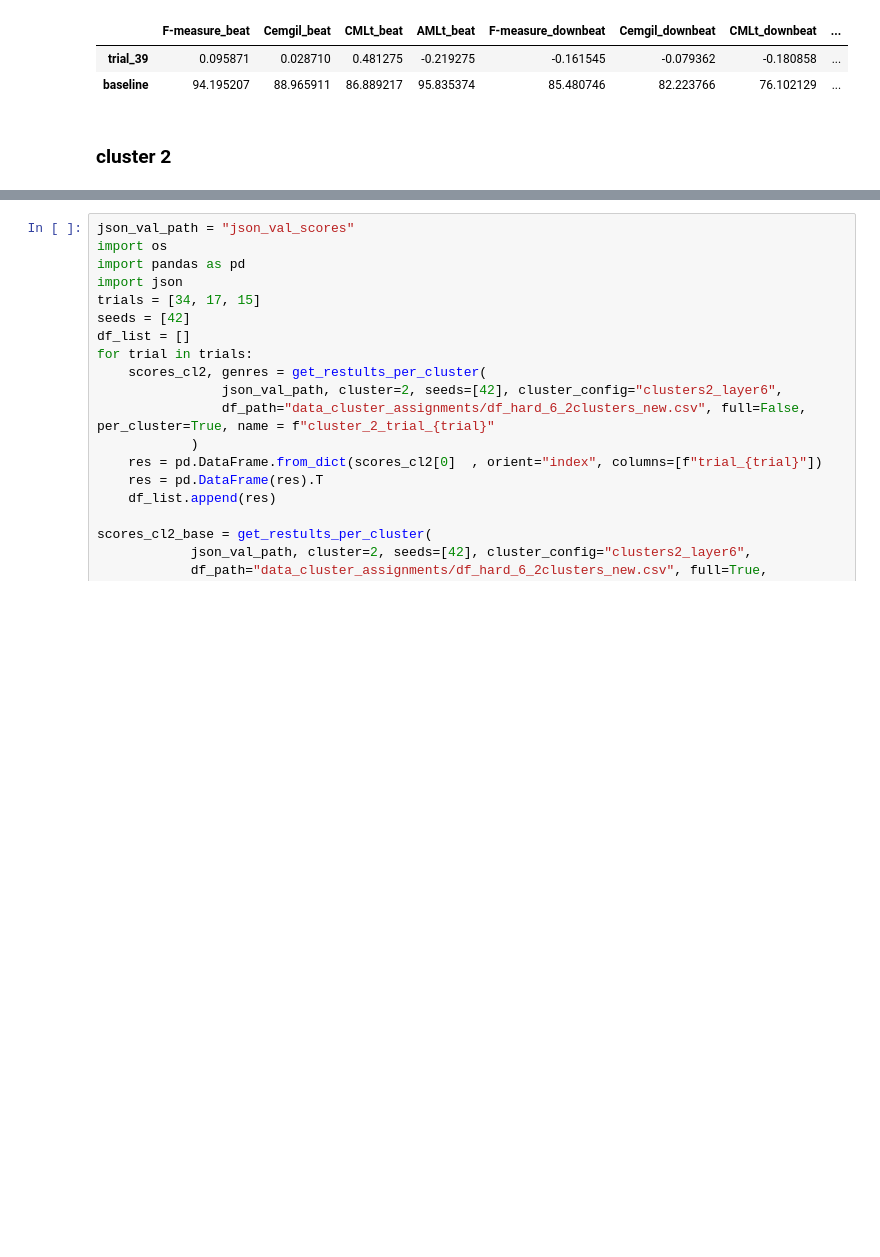
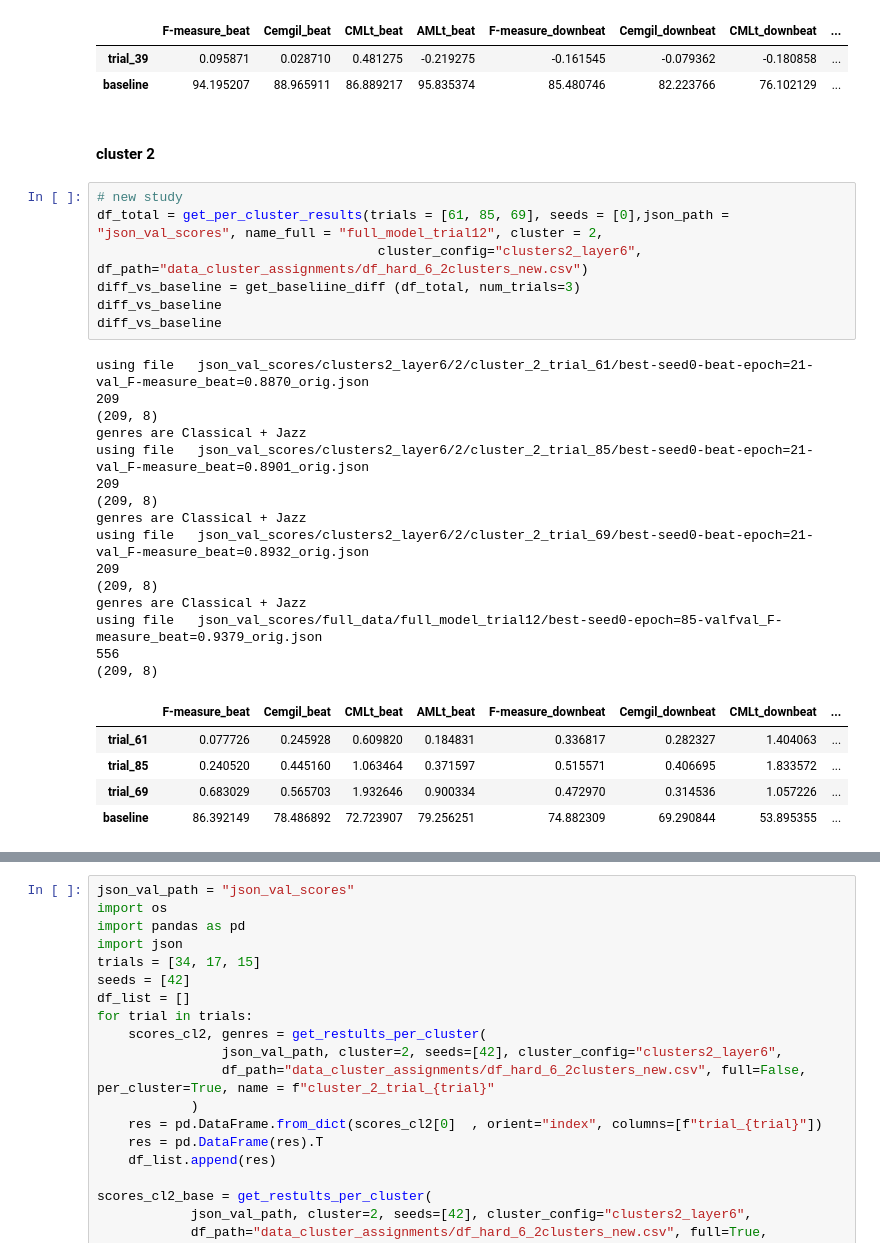
Before and after one commit to PulyaPolya/beat_this, a Jupyter notebook: results_evaluation.ipynb, the cells around one changed output, grey strips where cells are left out. Saved outputs shown, nothing was run; the diff lists cells and outputs as text; blank space fills up the shorter version.

```diff
--- a/results_evaluation.ipynb
+++ b/results_evaluation.ipynb
@@ -2521,4 +2521,32 @@ using file   json_test_scores/full_data/full_model_trial12/best-seed2-epoch=81-v
 | trial_39 | 0.095871 | 0.028710 | 0.481275 | -0.219275 | -0.161545 | -0.079362 | -0.180858 | ... |
 | baseline | 94.195207 | 88.965911 | 86.889217 | 95.835374 | 85.480746 | 82.223766 | 76.102129 | ... |
 # %% [markdown]
-### cluster 2
+#### cluster 2
+# %%
+# new study
+df_total = get_per_cluster_results(trials = [61, 85, 69], seeds = [0],json_path = "json_val_scores", name_full = "full_model_trial12", cluster = 2,
+                                    cluster_config="clusters2_layer6", df_path="data_cluster_assignments/df_hard_6_2clusters_new.csv")
+diff_vs_baseline = get_baseliine_diff (df_total, num_trials=3)
+diff_vs_baseline
+diff_vs_baseline
+# %% [output]
+using file   json_val_scores/clusters2_layer6/2/cluster_2_trial_61/best-seed0-beat-epoch=21-val_F-measure_beat=0.8870_orig.json
+209
+(209, 8)
+genres are Classical + Jazz
+using file   json_val_scores/clusters2_layer6/2/cluster_2_trial_85/best-seed0-beat-epoch=21-val_F-measure_beat=0.8901_orig.json
+209
+(209, 8)
+genres are Classical + Jazz
+using file   json_val_scores/clusters2_layer6/2/cluster_2_trial_69/best-seed0-beat-epoch=21-val_F-measure_beat=0.8932_orig.json
+209
+(209, 8)
+genres are Classical + Jazz
+using file   json_val_scores/full_data/full_model_trial12/best-seed0-epoch=85-valfval_F-measure_beat=0.9379_orig.json
+556
+(209, 8)
+|  | F-measure_beat | Cemgil_beat | CMLt_beat | AMLt_beat | F-measure_downbeat | Cemgil_downbeat | CMLt_downbeat | ... |
+| trial_61 | 0.077726 | 0.245928 | 0.609820 | 0.184831 | 0.336817 | 0.282327 | 1.404063 | ... |
+| trial_85 | 0.240520 | 0.445160 | 1.063464 | 0.371597 | 0.515571 | 0.406695 | 1.833572 | ... |
+| trial_69 | 0.683029 | 0.565703 | 1.932646 | 0.900334 | 0.472970 | 0.314536 | 1.057226 | ... |
+| baseline | 86.392149 | 78.486892 | 72.723907 | 79.256251 | 74.882309 | 69.290844 | 53.895355 | ... |
```
Also changed, not shown: parts of 4 cells of this notebook, 3 other files.
